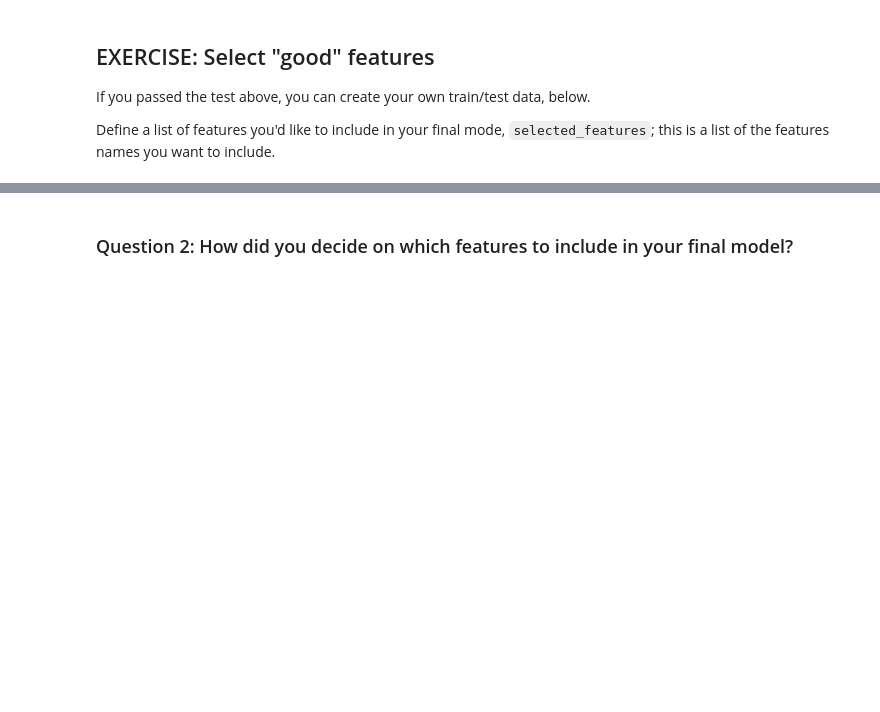
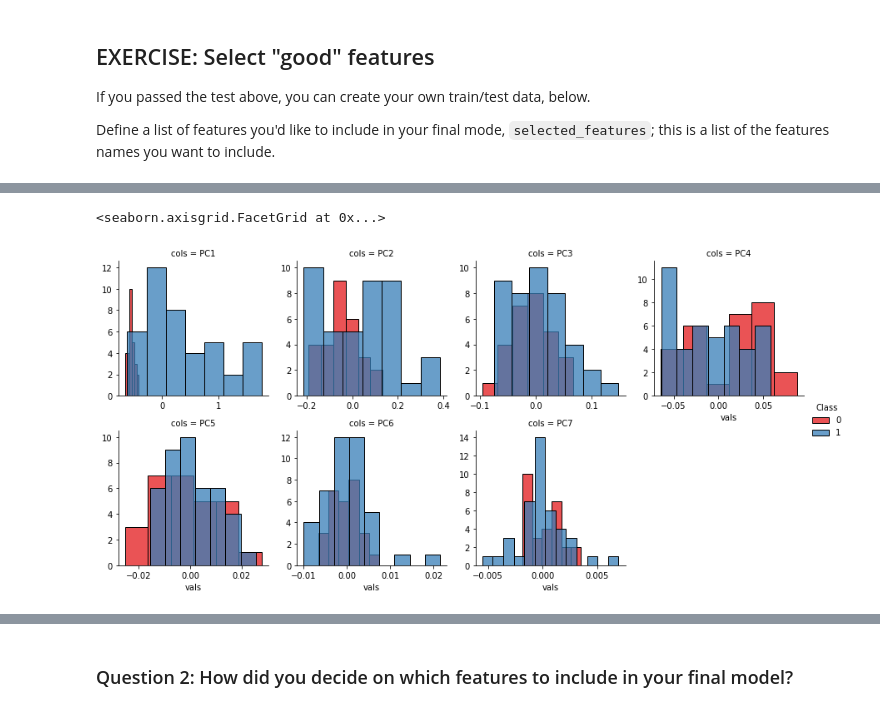
Before and after one commit to adelmofilho/UdacityPlagiarismDetection, a Jupyter notebook: 2_Plagiarism_Feature_Engineering.ipynb, the cells around one changed output, grey strips where cells are left out. Saved outputs shown, nothing was run; the diff lists cells and outputs as text; code cells hidden in the pictures; blank space fills up the shorter version.

```diff
--- a/2_Plagiarism_Feature_Engineering.ipynb
+++ b/2_Plagiarism_Feature_Engineering.ipynb
@@ -933,0 +976,17 @@ g = (g.map(sns.kdeplot, "vals"))
+# %%
+des = pd.concat([complete_df[complete_df["Datatype"] == "train"][["Class", "Datatype", "Category"]].reset_index(),
+           pca_table_trans.reset_index()], axis=1)
+
+
+das = des \
+    .drop(["Datatype", "index"],axis=1)\
+    .melt(['Class', "Category"], var_name='cols',  value_name='vals')
+# %%
+hist = sns.FacetGrid(das, col='cols', hue="Class", palette="Set1",
+                  col_wrap=4, sharey=False, sharex=False, legend_out=True)
+
+hist = (hist.map(sns.histplot, "vals"))
+hist.add_legend()
+# %% [output]
+<seaborn.axisgrid.FacetGrid at 0x...>
+[figure, added]
```
Also changed, not shown: parts of 20 cells of this notebook, 2 other files.
